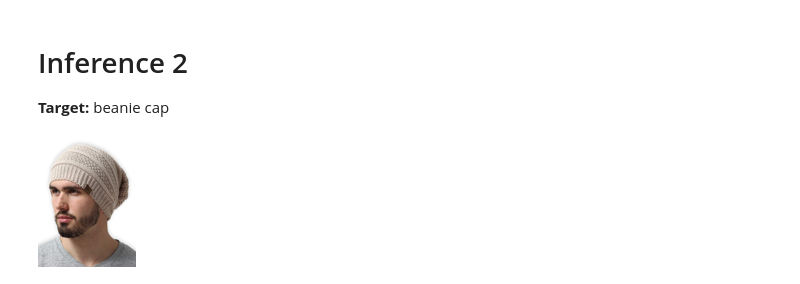
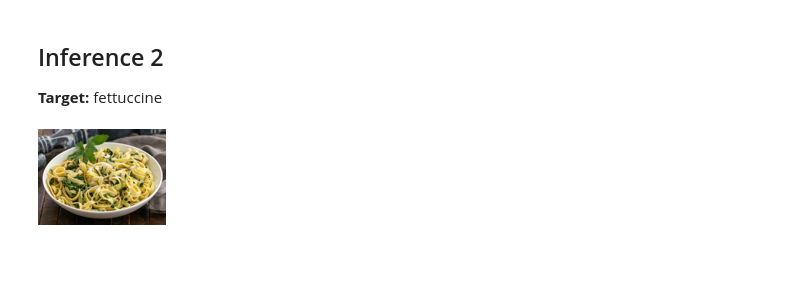
Before and after one commit to zzarif/Pasta-Shape-Recognizer, a Jupyter notebook: notebooks/inference.ipynb, the cells around one changed output. Cells and saved outputs as stored; diff of their text form; code cells hidden in the pictures; blank space fills up the shorter version.

```diff
--- a/notebooks/inference.ipynb
+++ b/notebooks/inference.ipynb
@@ -64,10 +54,10 @@ model.predict(f'{img_path}/unknown_00.jpg')
 # %% [markdown]
-# Inference 2
+## Inference 2
 
-**Target:** beanie cap
+**Target:** fettuccine
 # %%
-img = Image.open(f'{img_path}/unknown_01.jpg')
+img = Image.open(f'{img_path}/unknown01.png')
 img.to_thumb(128,128)
 # %% [output]
-[figure, old version]
+[figure, new version]
 # %%
```
Also changed, not shown: parts of 17 cells of this notebook, 14 other files.
